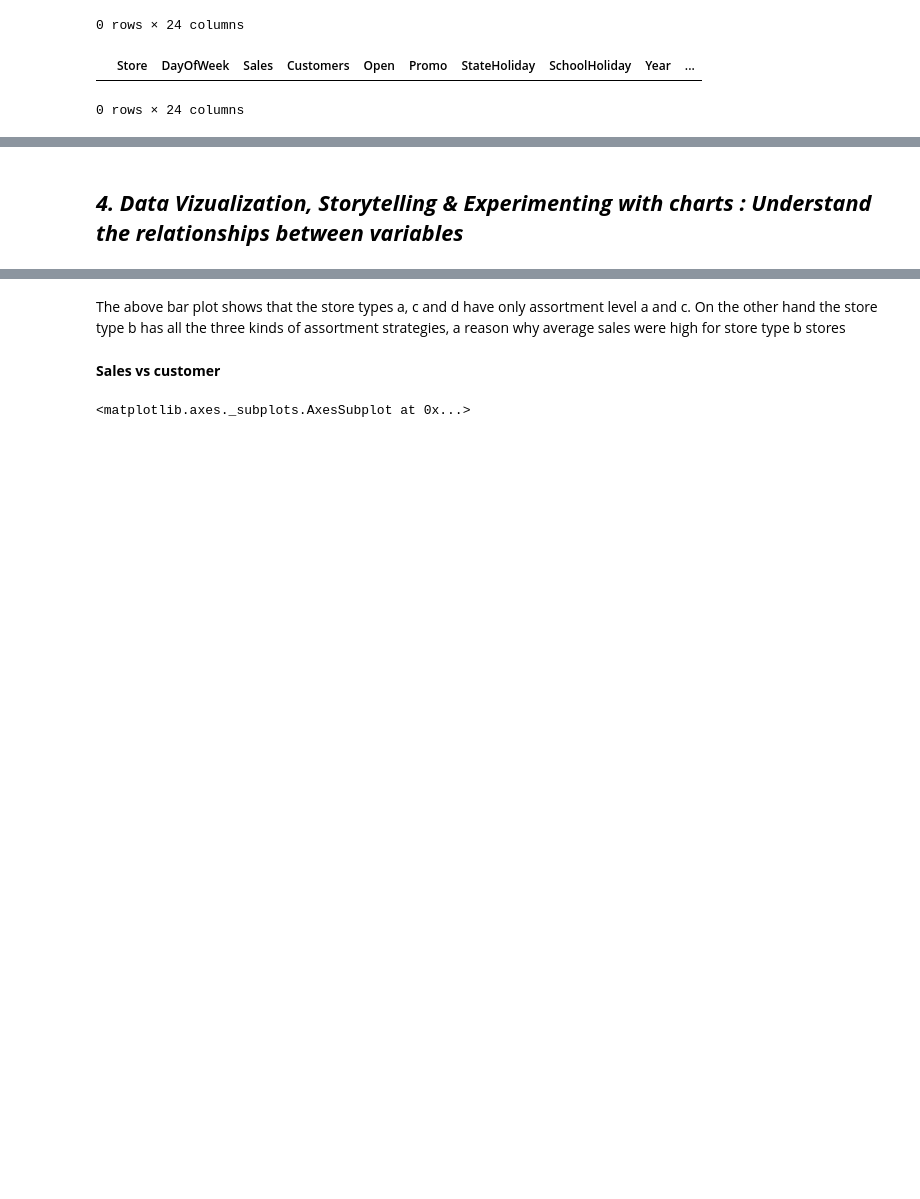
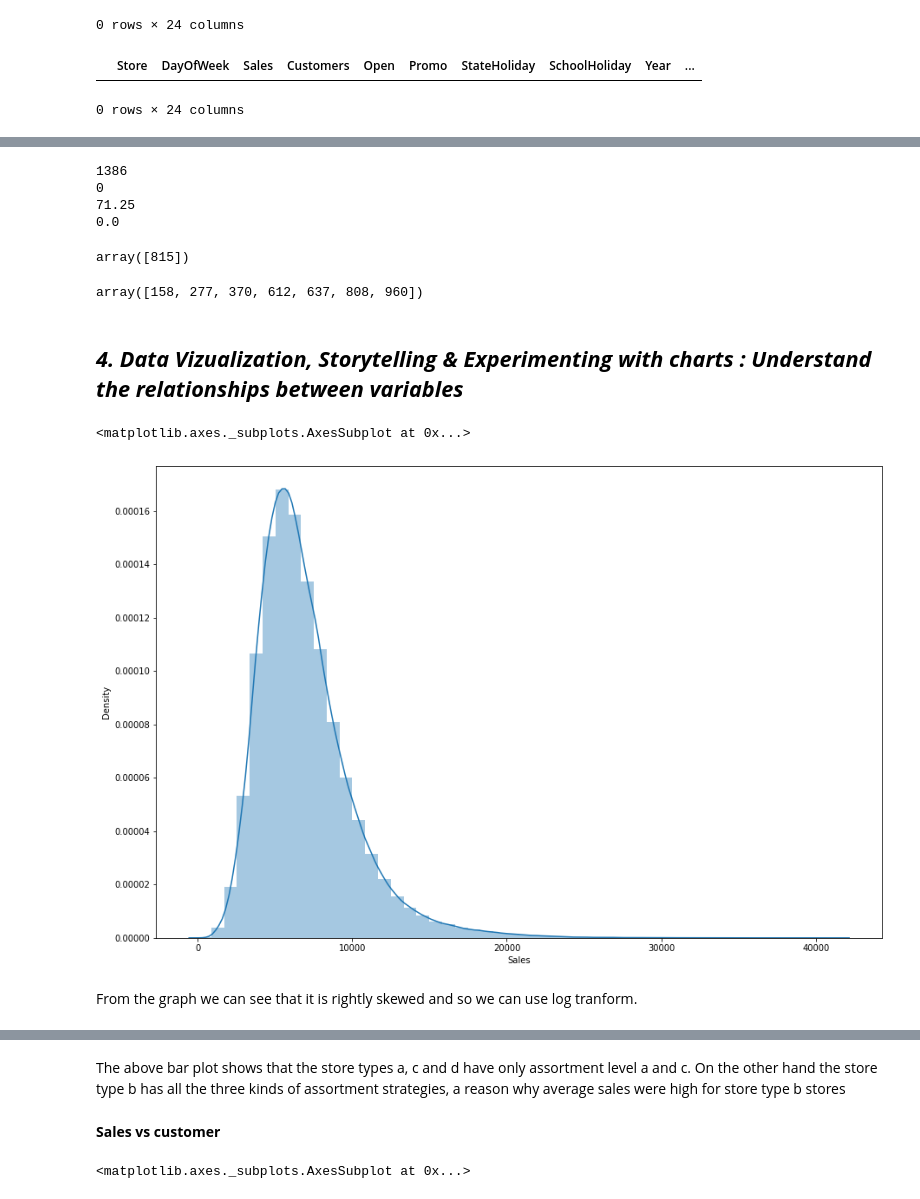
Before and after one commit to Gyanendra079/Capstone-project-2, a Jupyter notebook: Retail_Sales_Prediction.ipynb, the cells around one changed output, grey strips where cells are left out. Saved outputs shown, nothing was run; the diff lists cells and outputs as text; code cells hidden in the pictures; blank space fills up the shorter version.

```diff
--- a/Retail_Sales_Prediction.ipynb
+++ b/Retail_Sales_Prediction.ipynb
@@ -444,0 +568,4 @@ df_copy[df_copy['CompetitionOpen'] <0]
+# %%
+df_copy.drop(i_sales, inplace = True)
+# %%
+df_copy.reset_index(inplace = True)
@@ -444,0 +588,8 @@ df_copy[df_copy['CompetitionOpen'] <0]
+# %%
+col_df_copy =['Store', 'DayOfWeek', 'Customers', 'Open', 'Promo',
+       'StateHoliday', 'SchoolHoliday', 'Year', 'Month', 'Day', 'Week',
+       'WeekOfYear', 'CompetitionDistance', 'PromoInterval', 'CompetitionOpen', 'PromoOpen',
+       'StoreType_b', 'StoreType_c', 'StoreType_d', 'Assortment_b',
+       'Assortment_c', 'Sales']
+# %%
+df_copy = df_copy.reindex(columns =col_df_copy)
@@ -445,2 +606,29 @@ df_copy[df_copy['CompetitionOpen'] <0]
+# %%
+print(df_copy['CompetitionOpen'].max())
+print(df_copy['CompetitionOpen'].min())
+
+print(df_copy['PromoOpen'].max())
+print(df_copy['PromoOpen'].min())
+# %% [output]
+1386
+0
+71.25
+0.0
+# %%
+df_copy[df_copy['CompetitionOpen'] == 1386]['Store'].unique()
+# %% [output]
+array([815])
+# %%
+df_copy[df_copy['PromoOpen'] == 71.25]['Store'].unique()
+# %% [output]
+array([158, 277, 370, 612, 637, 808, 960])
 # %% [markdown]
 ## ***4. Data Vizualization, Storytelling & Experimenting with charts : Understand the relationships between variables***
+# %%
+plt.figure(figsize=(15,10))
+sns.distplot(df_copy['Sales'])
+# %% [output]
+<matplotlib.axes._subplots.AxesSubplot at 0x...>
+[figure, added]
+# %% [markdown]
+From the graph we can see that it is rightly skewed and so we can use log tranform.
```
Also changed, not shown: parts of 232 cells of this notebook.
